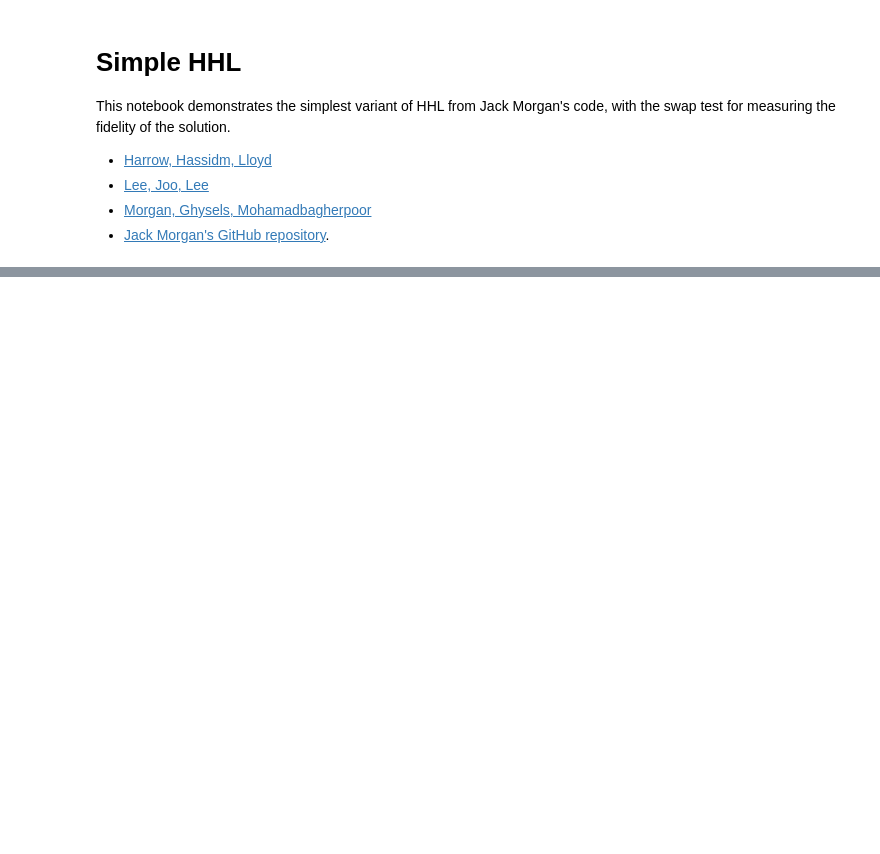
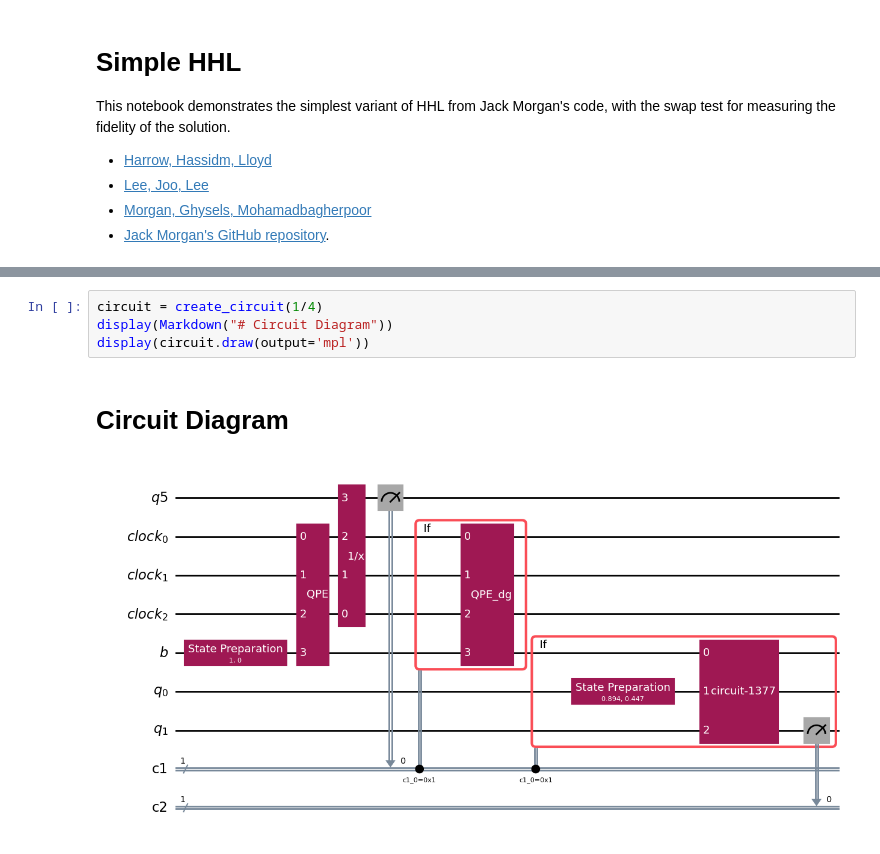
Before and after one commit to johnbhurst/phys460, a Jupyter notebook: bin/project/morgan_simple_hhl_swaptest.ipynb, the cells around one changed output, grey strips where cells are left out. Drawn from its saved outputs; the diff is of its cells as text; blank space fills up the shorter version.

```diff
--- a/bin/project/morgan_simple_hhl_swaptest.ipynb
+++ b/bin/project/morgan_simple_hhl_swaptest.ipynb
@@ -88,0 +75,7 @@ display(circuit.draw(output='mpl'))
+# %%
+circuit = create_circuit(1/4)
+display(Markdown("# Circuit Diagram"))
+display(circuit.draw(output='mpl'))
+# %% [output]
+# Circuit Diagram
+[figure, added]
```
Also changed, not shown: parts of 3 cells of this notebook, 2 other files.
